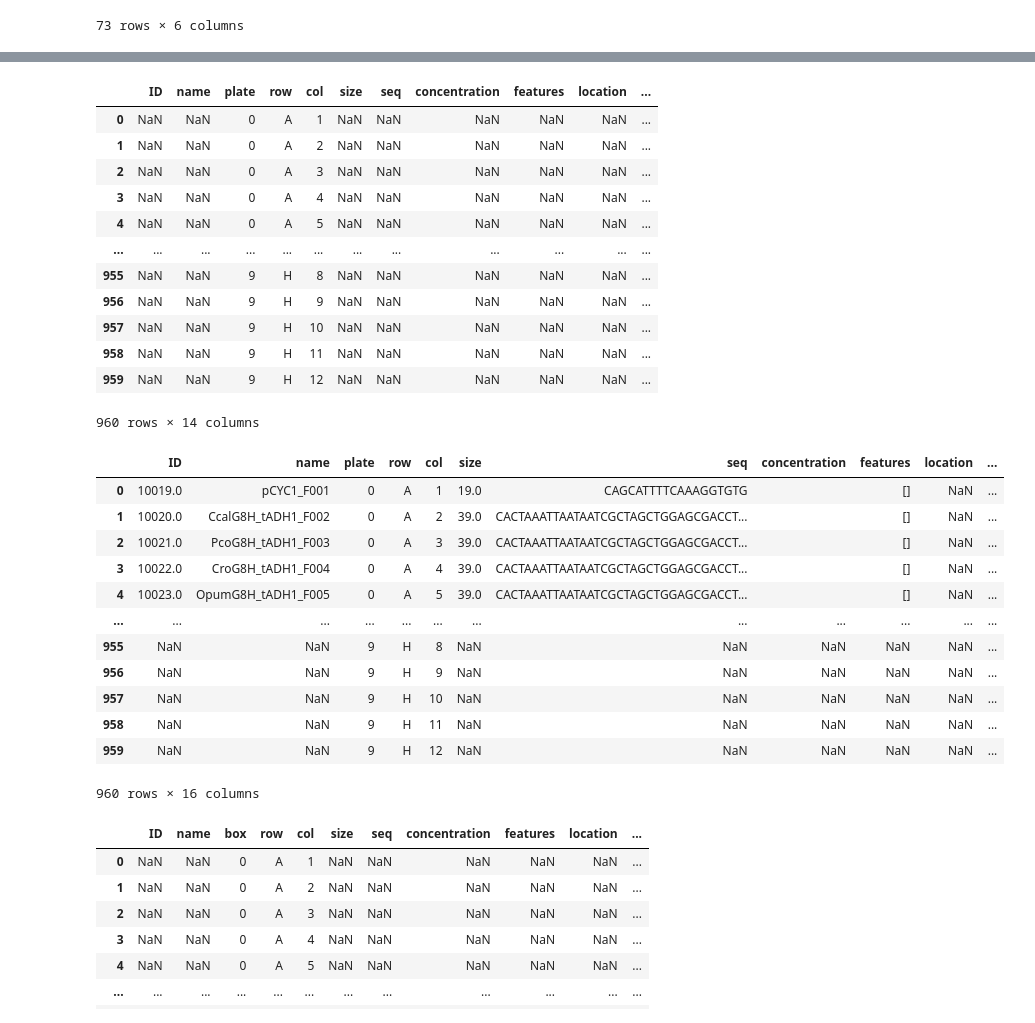
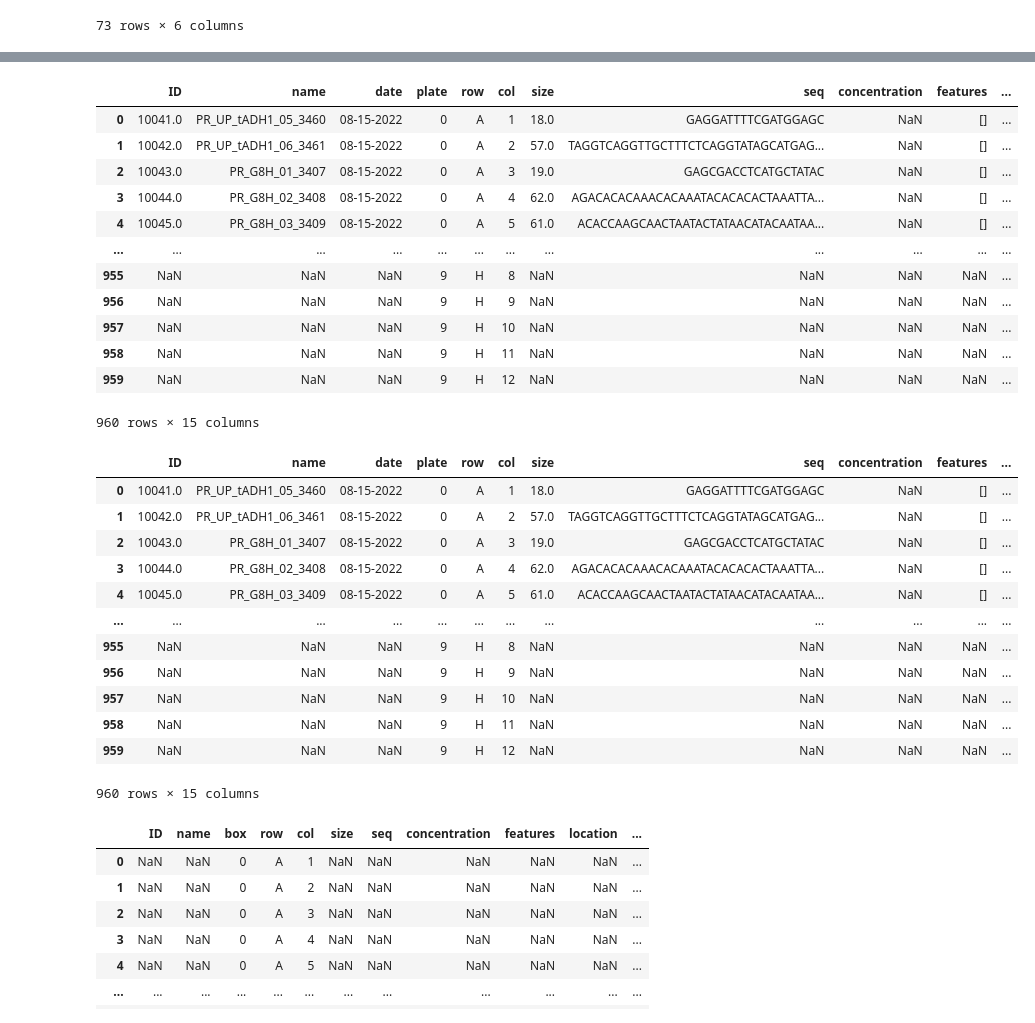
Before and after one commit to hiyama341/ConStrain, a Jupyter notebook: notebooks/csv_files.ipynb, the cells around one changed output, grey strips where cells are left out. Drawn from its saved outputs; the diff is of its cells as text; code cells hidden in the pictures.

Commit message:
wip csv_database

```diff
--- a/notebooks/csv_files.ipynb
+++ b/notebooks/csv_files.ipynb
@@ -712,38 +937,38 @@ list_of_primers
 # %%
-primers_df = pd.read_csv('../data/csv_database/primer_plate.csv', index_col=False)
+primers_df = pd.read_csv('../data/csv_database/primer_plates.csv', index_col=False)
 primers_df
 # %% [output]
-|  | ID | name | plate | row | col | size | seq | concentration | features | location | ... |
-| 0 | NaN | NaN | 0 | A | 1 | NaN | NaN | NaN | NaN | NaN | ... |
-| 1 | NaN | NaN | 0 | A | 2 | NaN | NaN | NaN | NaN | NaN | ... |
-| 2 | NaN | NaN | 0 | A | 3 | NaN | NaN | NaN | NaN | NaN | ... |
-| 3 | NaN | NaN | 0 | A | 4 | NaN | NaN | NaN | NaN | NaN | ... |
-| 4 | NaN | NaN | 0 | A | 5 | NaN | NaN | NaN | NaN | NaN | ... |
+|  | ID | name | date | plate | row | col | size | seq | concentration | features | ... |
+| 0 | 10041.0 | PR_UP_tADH1_05_3460 | 08-15-2022 | 0 | A | 1 | 18.0 | GAGGATTTTCGATGGAGC | NaN | [] | ... |
+| 1 | 10042.0 | PR_UP_tADH1_06_3461 | 08-15-2022 | 0 | A | 2 | 57.0 | TAGGTCAGGTTGCTTTCTCAGGTATAGCATGAG... | NaN | [] | ... |
+| 2 | 10043.0 | PR_G8H_01_3407 | 08-15-2022 | 0 | A | 3 | 19.0 | GAGCGACCTCATGCTATAC | NaN | [] | ... |
+| 3 | 10044.0 | PR_G8H_02_3408 | 08-15-2022 | 0 | A | 4 | 62.0 | AGACACACAAACACAAATACACACACTAAATTA... | NaN | [] | ... |
+| 4 | 10045.0 | PR_G8H_03_3409 | 08-15-2022 | 0 | A | 5 | 61.0 | ACACCAAGCAACTAATACTATAACATACAATAA... | NaN | [] | ... |
 | ... | ... | ... | ... | ... | ... | ... | ... | ... | ... | ... | ... |
-| 955 | NaN | NaN | 9 | H | 8 | NaN | NaN | NaN | NaN | NaN | ... |
-| 956 | NaN | NaN | 9 | H | 9 | NaN | NaN | NaN | NaN | NaN | ... |
-| 957 | NaN | NaN | 9 | H | 10 | NaN | NaN | NaN | NaN | NaN | ... |
-| 958 | NaN | NaN | 9 | H | 11 | NaN | NaN | NaN | NaN | NaN | ... |
-| 959 | NaN | NaN | 9 | H | 12 | NaN | NaN | NaN | NaN | NaN | ... |
+| 955 | NaN | NaN | NaN | 9 | H | 8 | NaN | NaN | NaN | NaN | ... |
+| 956 | NaN | NaN | NaN | 9 | H | 9 | NaN | NaN | NaN | NaN | ... |
+| 957 | NaN | NaN | NaN | 9 | H | 10 | NaN | NaN | NaN | NaN | ... |
+| 958 | NaN | NaN | NaN | 9 | H | 11 | NaN | NaN | NaN | NaN | ... |
+| 959 | NaN | NaN | NaN | 9 | H | 12 | NaN | NaN | NaN | NaN | ... |
-960 rows × 14 columns
+960 rows × 15 columns
 # %%
 add_sequences_to_dataframe(list_of_primers,primers_df )
 # %%
 primers_df
 # %% [output]
-|  | ID | name | plate | row | col | size | seq | concentration | features | location | ... |
-| 0 | 10019.0 | pCYC1_F001 | 0 | A | 1 | 19.0 | CAGCATTTTCAAAGGTGTG |  | [] | NaN | ... |
-| 1 | 10020.0 | CcalG8H_tADH1_F002 | 0 | A | 2 | 39.0 | CACTAAATTAATAATCGCTAGCTGGAGCGACCT... |  | [] | NaN | ... |
-| 2 | 10021.0 | PcoG8H_tADH1_F003 | 0 | A | 3 | 39.0 | CACTAAATTAATAATCGCTAGCTGGAGCGACCT... |  | [] | NaN | ... |
-| 3 | 10022.0 | CroG8H_tADH1_F004 | 0 | A | 4 | 39.0 | CACTAAATTAATAATCGCTAGCTGGAGCGACCT... |  | [] | NaN | ... |
-| 4 | 10023.0 | OpumG8H_tADH1_F005 | 0 | A | 5 | 39.0 | CACTAAATTAATAATCGCTAGCTGGAGCGACCT... |  | [] | NaN | ... |
+|  | ID | name | date | plate | row | col | size | seq | concentration | features | ... |
+| 0 | 10041.0 | PR_UP_tADH1_05_3460 | 08-15-2022 | 0 | A | 1 | 18.0 | GAGGATTTTCGATGGAGC | NaN | [] | ... |
+| 1 | 10042.0 | PR_UP_tADH1_06_3461 | 08-15-2022 | 0 | A | 2 | 57.0 | TAGGTCAGGTTGCTTTCTCAGGTATAGCATGAG... | NaN | [] | ... |
+| 2 | 10043.0 | PR_G8H_01_3407 | 08-15-2022 | 0 | A | 3 | 19.0 | GAGCGACCTCATGCTATAC | NaN | [] | ... |
+| 3 | 10044.0 | PR_G8H_02_3408 | 08-15-2022 | 0 | A | 4 | 62.0 | AGACACACAAACACAAATACACACACTAAATTA... | NaN | [] | ... |
+| 4 | 10045.0 | PR_G8H_03_3409 | 08-15-2022 | 0 | A | 5 | 61.0 | ACACCAAGCAACTAATACTATAACATACAATAA... | NaN | [] | ... |
 | ... | ... | ... | ... | ... | ... | ... | ... | ... | ... | ... | ... |
-| 955 | NaN | NaN | 9 | H | 8 | NaN | NaN | NaN | NaN | NaN | ... |
-| 956 | NaN | NaN | 9 | H | 9 | NaN | NaN | NaN | NaN | NaN | ... |
-| 957 | NaN | NaN | 9 | H | 10 | NaN | NaN | NaN | NaN | NaN | ... |
-| 958 | NaN | NaN | 9 | H | 11 | NaN | NaN | NaN | NaN | NaN | ... |
-| 959 | NaN | NaN | 9 | H | 12 | NaN | NaN | NaN | NaN | NaN | ... |
+| 955 | NaN | NaN | NaN | 9 | H | 8 | NaN | NaN | NaN | NaN | ... |
+| 956 | NaN | NaN | NaN | 9 | H | 9 | NaN | NaN | NaN | NaN | ... |
+| 957 | NaN | NaN | NaN | 9 | H | 10 | NaN | NaN | NaN | NaN | ... |
+| 958 | NaN | NaN | NaN | 9 | H | 11 | NaN | NaN | NaN | NaN | ... |
+| 959 | NaN | NaN | NaN | 9 | H | 12 | NaN | NaN | NaN | NaN | ... |
-960 rows × 16 columns
+960 rows × 15 columns
 # %%
 ## lets add to boxes
 primer_box = pd.read_csv('../data/csv_database/box_MASTER.csv', index_col = False)
```
Also changed, not shown: parts of 108 cells of this notebook, 4 other files.
